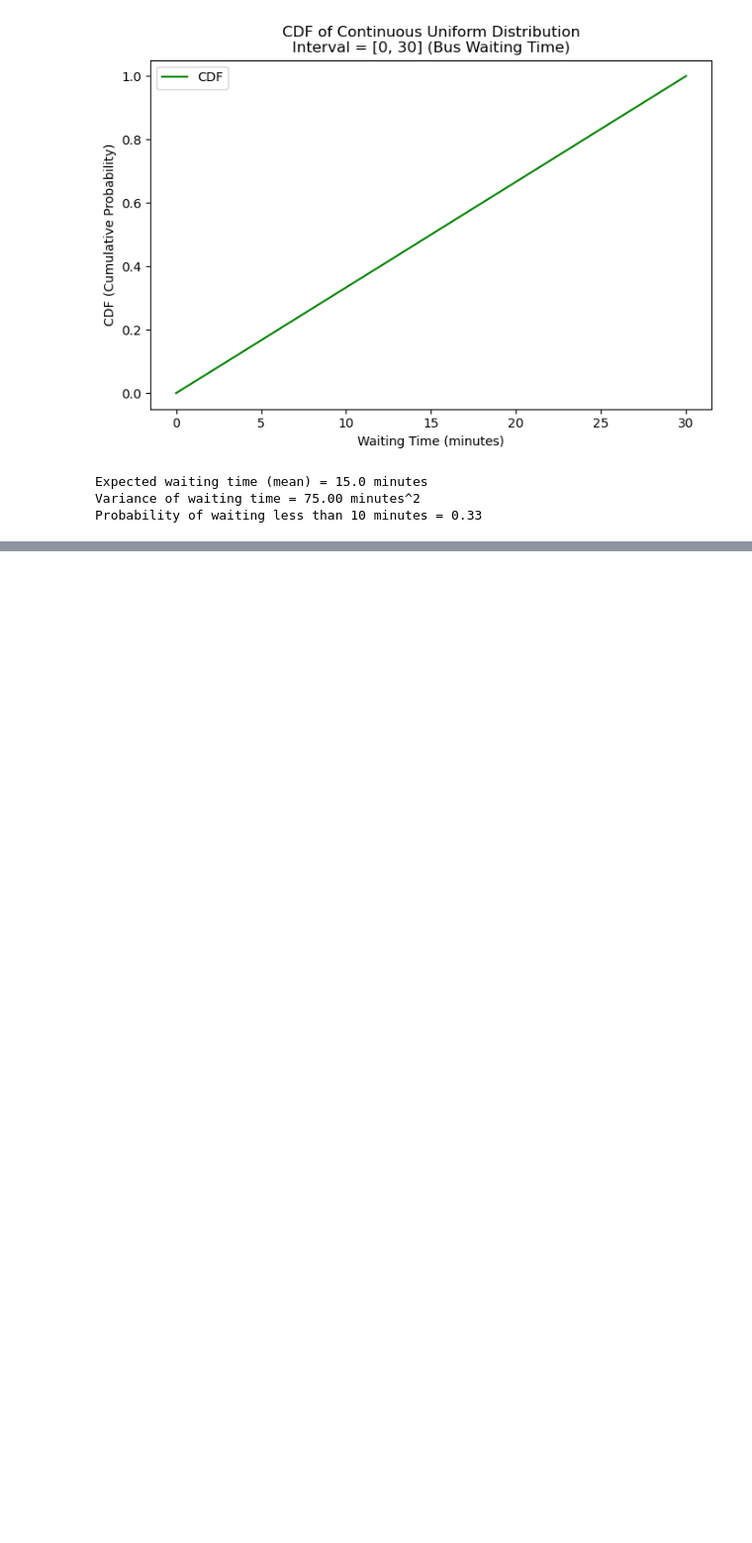
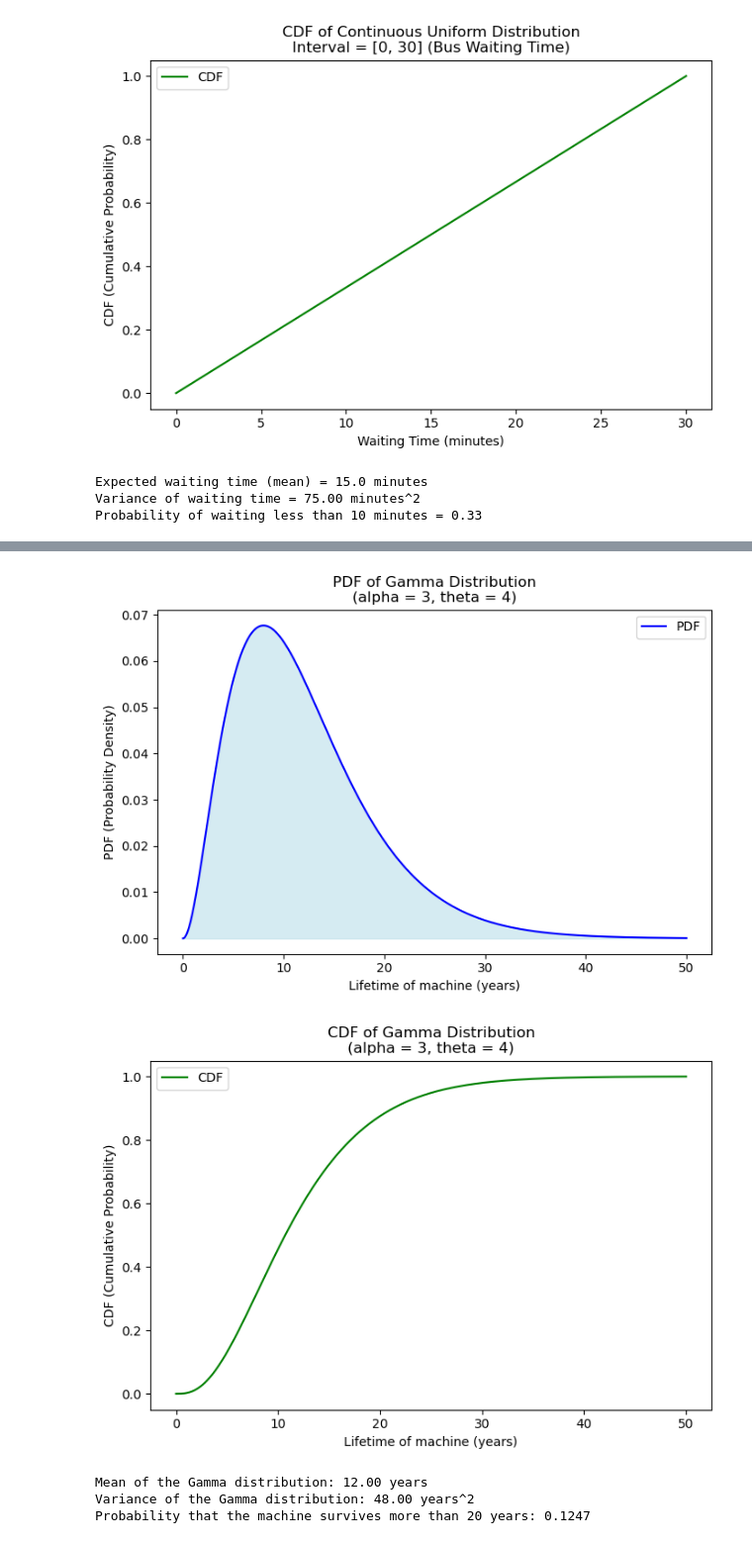
Before and after one commit to dusan-zdravkovic/Exam-P-Programs, a Jupyter notebook: continuous_distributions.ipynb, the cells around one changed output, grey strips where cells are left out. Shown at 99% size. Cells and saved outputs as stored; diff of their text form; code cells hidden in the pictures; blank space fills up the shorter version.

```diff
--- a/continuous_distributions.ipynb
+++ b/continuous_distributions.ipynb
@@ -55,0 +99,48 @@ Probability of waiting less than 10 minutes = 0.33
+# %%
+from scipy.stats import gamma
+
+# Define the parameters of the Gamma distribution
+alpha = 3    # Shape parameter (alpha)
+theta = 4    # Scale parameter (theta)
+mean = alpha * theta  # Mean of the Gamma distribution
+variance = alpha * theta**2  # Variance of the Gamma distribution
+
+# Generate a range of x values (lifetime of the machine in years)
+x_values = np.linspace(0, 50, 1000)
+
+# Calculate the PDF and CDF using scipy's gamma distribution
+pdf = gamma.pdf(x_values, alpha, scale=theta)
+cdf = gamma.cdf(x_values, alpha, scale=theta)
+
+# Plot the PDF
+plt.figure(figsize=(8, 5))
+sns.lineplot(x=x_values, y=pdf, color="blue", label="PDF")
+plt.fill_between(x_values, pdf, color="lightblue", alpha=0.5)
+plt.title(f"PDF of Gamma Distribution\n(alpha = {alpha}, theta = {theta})")
+plt.xlabel("Lifetime of machine (years)")
+plt.ylabel("PDF (Probability Density)")
+plt.legend()
+plt.show()
+
+# Plot the CDF
+plt.figure(figsize=(8, 5))
+sns.lineplot(x=x_values, y=cdf, color="green", label="CDF")
+plt.title(f"CDF of Gamma Distribution\n(alpha = {alpha}, theta = {theta})")
+plt.xlabel("Lifetime of machine (years)")
+plt.ylabel("CDF (Cumulative Probability)")
+plt.legend()
+plt.show()
+
+# Print the calculated mean and variance
+print(f"Mean of the Gamma distribution: {mean:.2f} years")
+print(f"Variance of the Gamma distribution: {variance:.2f} years^2")
+
+# Example: Probability that the machine survives more than 20 years
+prob_greater_than_20 = 1 - gamma.cdf(20, alpha, scale=theta)
+print(f"Probability that the machine survives more than 20 years: {prob_greater_than_20:.4f}")
+# %% [output]
+[figure, added]
+[figure, added]
+Mean of the Gamma distribution: 12.00 years
+Variance of the Gamma distribution: 48.00 years^2
+Probability that the machine survives more than 20 years: 0.1247
```
Also changed, not shown: parts of 6 cells of this notebook.
